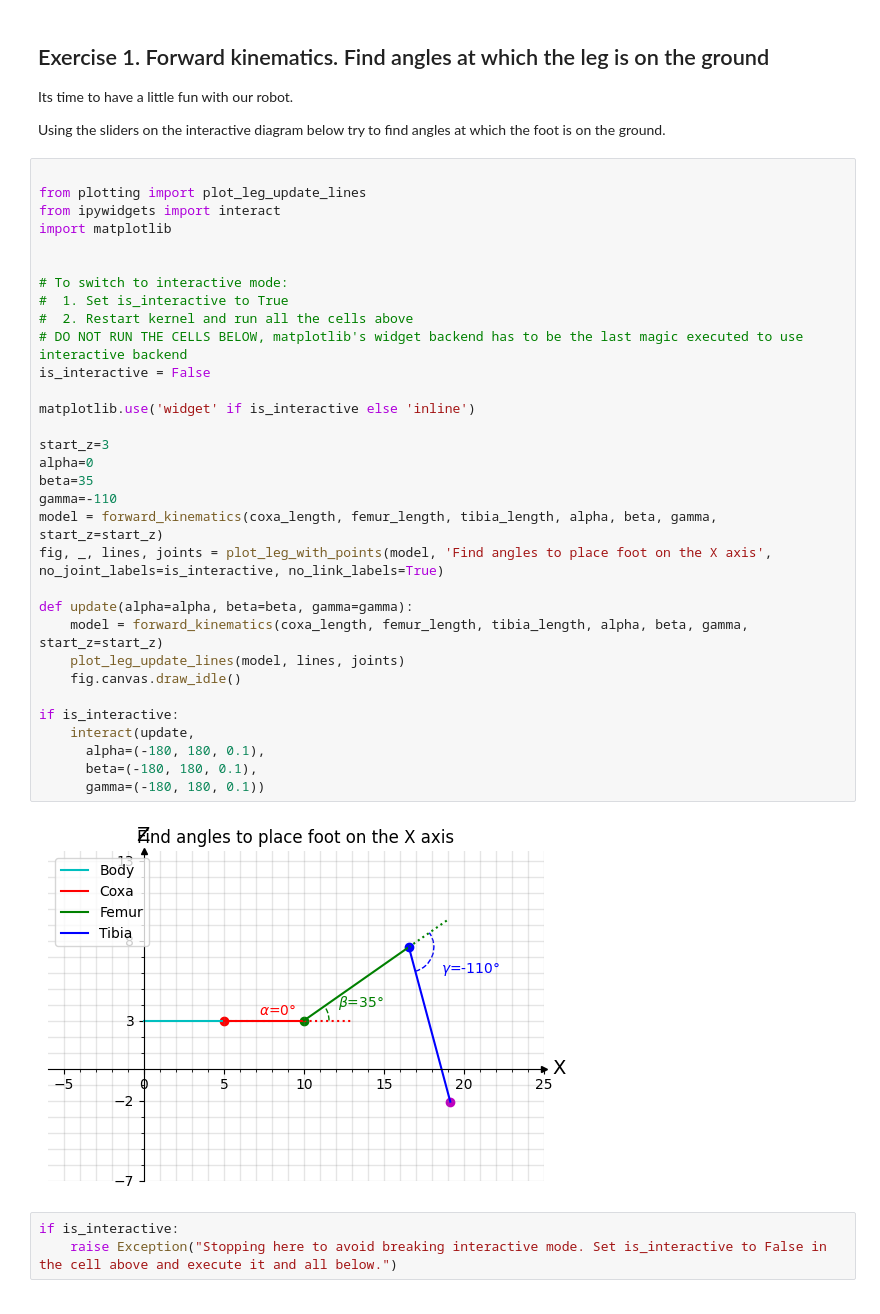
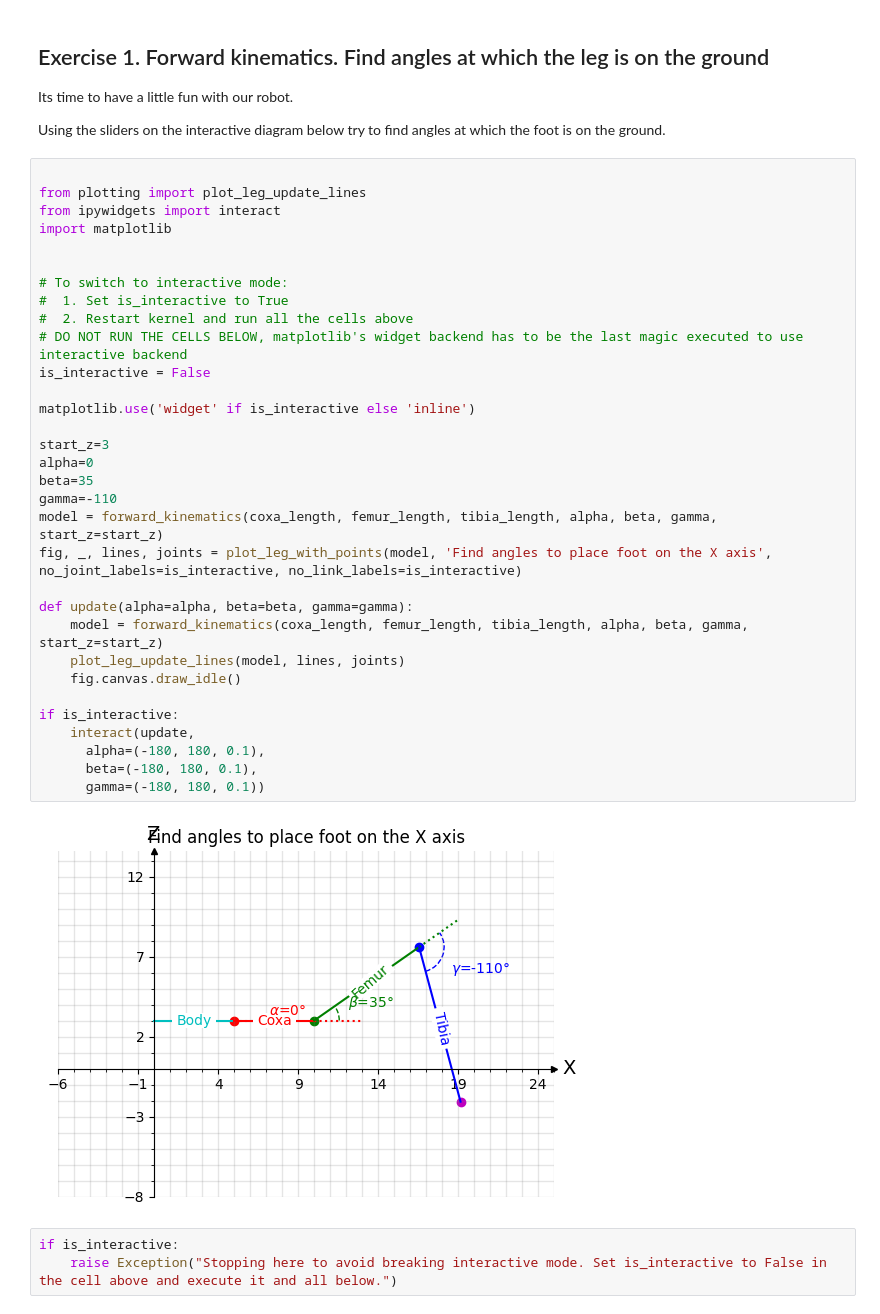
Before and after one commit to Dr-QP/Dr.QP, a Jupyter notebook: packages/runtime/drqp_brain/notebooks/getting_started_with_robot_ik.ipynb, the cells around one changed output. Drawn from its saved outputs; the diff is of its cells as text.

```diff
--- a/packages/runtime/drqp_brain/notebooks/getting_started_with_robot_ik.ipynb
+++ b/packages/runtime/drqp_brain/notebooks/getting_started_with_robot_ik.ipynb
@@ -129,35 +129,35 @@ Using the sliders on the interactive diagram below try to find angles at which t
 from plotting import plot_leg_update_lines
 from ipywidgets import interact
 import matplotlib
 
 
 # To switch to interactive mode:
 #  1. Set is_interactive to True
 #  2. Restart kernel and run all the cells above
 # DO NOT RUN THE CELLS BELOW, matplotlib's widget backend has to be the last magic executed to use interactive backend
 is_interactive = False
 
 matplotlib.use('widget' if is_interactive else 'inline')
 
 start_z=3
 alpha=0
 beta=35
 gamma=-110
 model = forward_kinematics(coxa_length, femur_length, tibia_length, alpha, beta, gamma, start_z=start_z)
-fig, _, lines, joints = plot_leg_with_points(model, 'Find angles to place foot on the X axis', no_joint_labels=is_interactive, no_link_labels=True)
+fig, _, lines, joints = plot_leg_with_points(model, 'Find angles to place foot on the X axis', no_joint_labels=is_interactive, no_link_labels=is_interactive)
 
 def update(alpha=alpha, beta=beta, gamma=gamma):
     model = forward_kinematics(coxa_length, femur_length, tibia_length, alpha, beta, gamma, start_z=start_z)
     plot_leg_update_lines(model, lines, joints)
     fig.canvas.draw_idle()
 
 if is_interactive:
     interact(update,
       alpha=(-180, 180, 0.1),
       beta=(-180, 180, 0.1),
       gamma=(-180, 180, 0.1))
 # %% [output]
-[figure, old version]
+[figure, new version]
 # %%
 if is_interactive:
     raise Exception("Stopping here to avoid breaking interactive mode. Set is_interactive to False in the cell above and execute it and all below.")
```
Also changed, not shown: parts of 5 cells of this notebook, 1 other file.
